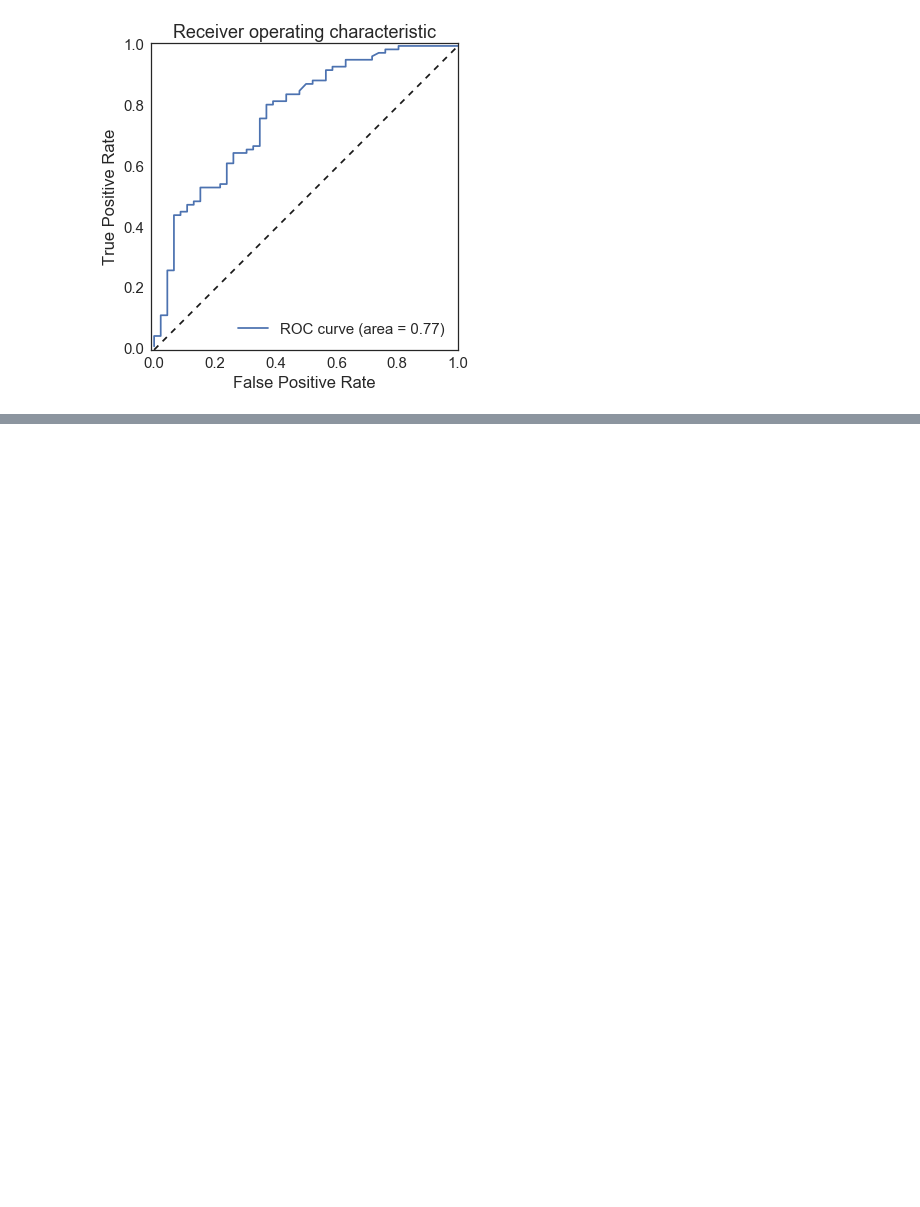
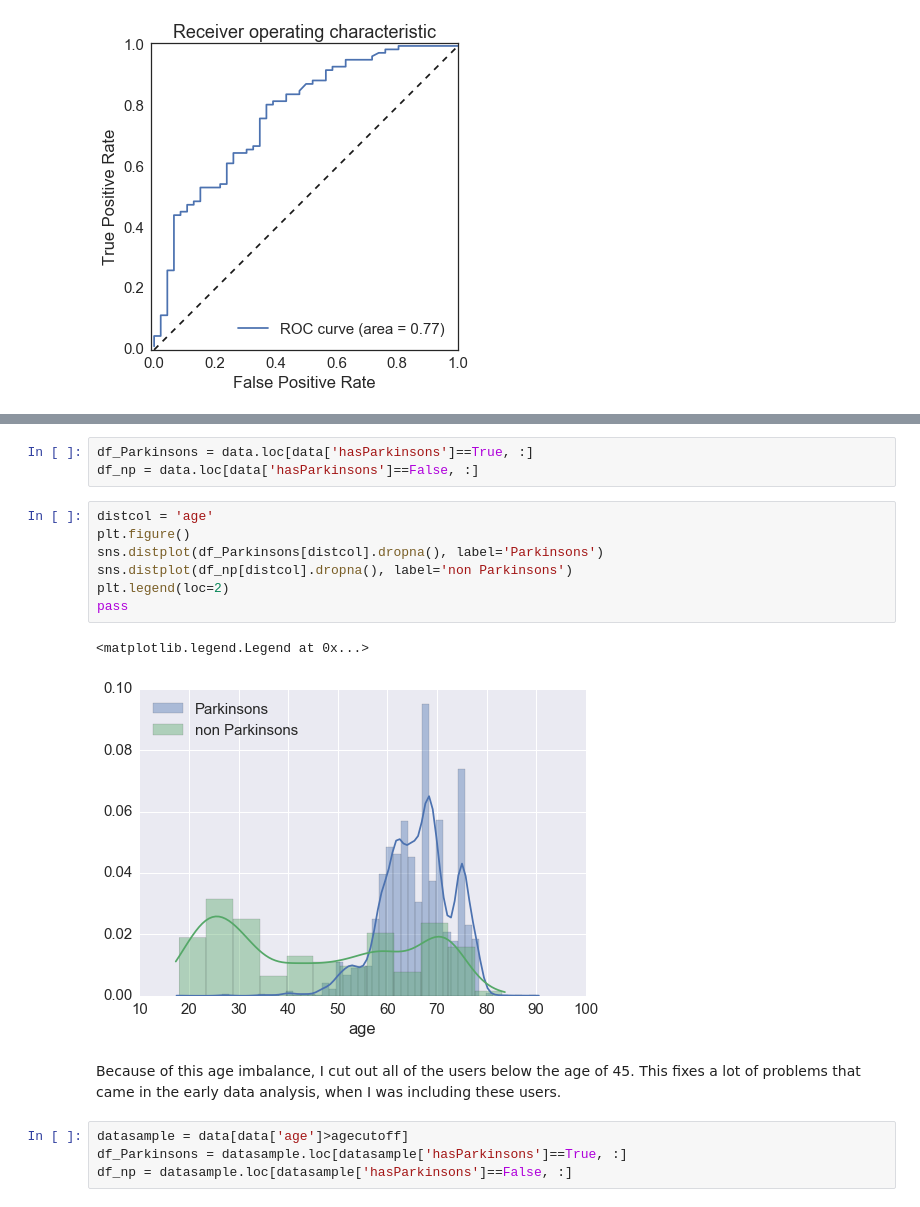
Before and after one commit to mattoby/mpower_memory, a Jupyter notebook: Memory_summary_analyses.ipynb, the cells around one changed output, grey strips where cells are left out. Saved outputs shown, nothing was run; the diff lists cells and outputs as text; blank space fills up the shorter version.

```diff
--- a/Memory_summary_analyses.ipynb
+++ b/Memory_summary_analyses.ipynb
@@ -285,0 +351,19 @@ mt.plot_roc_curves_with_mean(y_tests, y_pred_probas)
+# %%
+df_Parkinsons = data.loc[data['hasParkinsons']==True, :]
+df_np = data.loc[data['hasParkinsons']==False, :]
+# %%
+distcol = 'age'
+plt.figure()
+sns.distplot(df_Parkinsons[distcol].dropna(), label='Parkinsons')
+sns.distplot(df_np[distcol].dropna(), label='non Parkinsons')
+plt.legend(loc=2)
+pass
+# %% [output]
+<matplotlib.legend.Legend at 0x...>
+[figure, added]
+# %% [markdown]
+Because of this age imbalance, I cut out all of the users below the age of 45. This fixes a lot of problems that came in the early data analysis, when I was including these users.
+# %%
+datasample = data[data['age']>agecutoff]
+df_Parkinsons = datasample.loc[datasample['hasParkinsons']==True, :]
+df_np = datasample.loc[datasample['hasParkinsons']==False, :]
```
Also changed, not shown: parts of 25 cells of this notebook.
